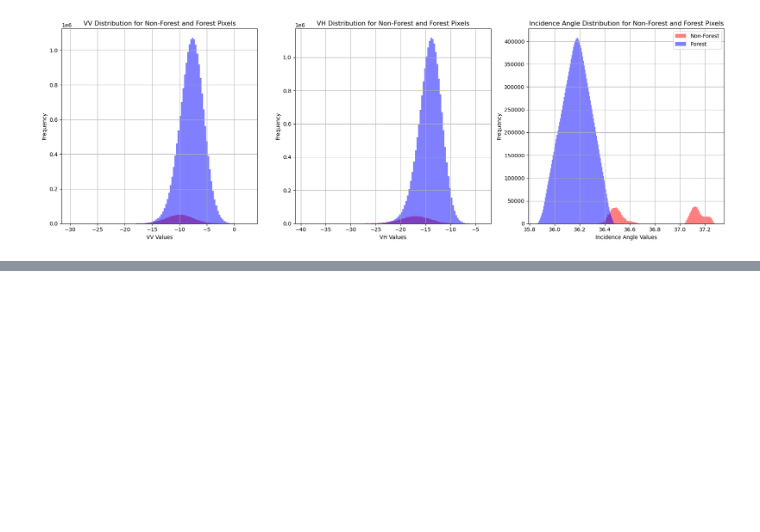
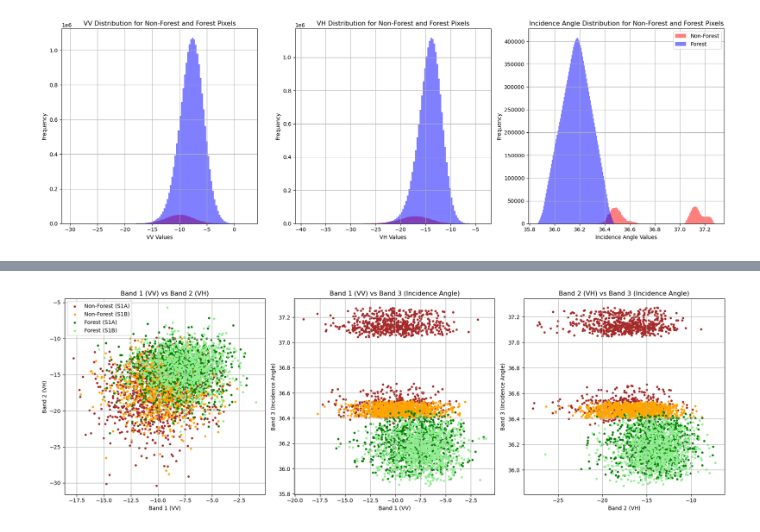
Before and after one commit to raznuss/MarvinBlue, a Jupyter notebook: Data_exploration.ipynb, the cells around one changed output, grey strips where cells are left out. Cells and saved outputs as stored; diff of their text form; code cells hidden in the pictures; blank space fills up the shorter version.

```diff
--- a/Data_exploration.ipynb
+++ b/Data_exploration.ipynb
@@ -186,0 +296,83 @@ plot_band_distribution(non_forest_data, forest_data)
+# %%
+import random
+
+# Function to load data and filter by prefix
+def load_and_filter_data_by_prefix(directory, prefix):
+    """
+    Load TIFF files from a directory and filter them by prefix.
+    """
+    tif_files = [os.path.join(directory, f) for f in os.listdir(directory) if f.endswith('.tif') and f.startswith(prefix)]
+    bands_list = []
+
+    for file_path in tif_files:
+        with rasterio.open(file_path) as src:
+            bands = src.read()  # shape (3, h, w)
+            bands_list.append(bands)
+
+    return bands_list
+
+# Load data for each group
+non_forest_data_s1a = load_and_filter_data_by_prefix(non_forest_dir, 'S1A')
+non_forest_data_s1b = load_and_filter_data_by_prefix(non_forest_dir, 'S1B')
+forest_data_s1a = load_and_filter_data_by_prefix(forest_dir, 'S1A')
+forest_data_s1b = load_and_filter_data_by_prefix(forest_dir, 'S1B')
+
+# Function to gather band values and shuffle them
+def gather_and_shuffle_band_values(data, band_index, num_samples=1000):
+    all_band_values = []
+
+    for tile in data:
+        band = tile[band_index, :, :]
+        band = band[~np.isnan(band)]
+        all_band_values.extend(band.flatten())
+
+    # Shuffle and select a subset of the band values
+    random.shuffle(all_band_values)
+    return all_band_values[:num_samples]
+
+# Scatter plot for each band combination with shuffled pixels from 4 groups
+def plot_band_combinations_by_groups(non_forest_data_s1a, non_forest_data_s1b, forest_data_s1a, forest_data_s1b, num_samples=1000):
+    # Band combinations: (0, 1), (0, 2), (1, 2)
+    band_pairs = [(0, 1), (0, 2), (1, 2)]
+    band_names = ['Band 1 (VV)', 'Band 2 (VH)', 'Band 3 (Incidence Angle)']
+
+    plt.figure(figsize=(18, 6))
+
+    for i, (band_x, band_y) in enumerate(band_pairs):
+        plt.subplot(1, 3, i + 1)
+
+        # Non-Forest S1A
+        non_forest_s1a_band_x_values = gather_and_shuffle_band_values(non_forest_data_s1a, band_x, num_samples)
+        non_forest_s1a_band_y_values = gather_and_shuffle_band_values(non_forest_data_s1a, band_y, num_samples)
+        plt.scatter(non_forest_s1a_band_x_values, non_forest_s1a_band_y_values, color='brown', s=10, label='Non-Forest (S1A)')
+
+        # Non-Forest S1B
+        non_forest_s1b_band_x_values = gather_and_shuffle_band_values(non_forest_data_s1b, band_x, num_samples)
+        non_forest_s1b_band_y_values = gather_and_shuffle_band_values(non_forest_data_s1b, band_y, num_samples)
+        plt.scatter(non_forest_s1b_band_x_values, non_forest_s1b_band_y_values, color='orange', s=10, label='Non-Forest (S1B)')
+
+        # Forest S1A
+        forest_s1a_band_x_values = gather_and_shuffle_band_values(forest_data_s1a, band_x, num_samples)
+        forest_s1a_band_y_values = gather_and_shuffle_band_values(forest_data_s1a, band_y, num_samples)
+        plt.scatter(forest_s1a_band_x_values, forest_s1a_band_y_values, color='green', s=10, label='Forest (S1A)')
+
+        # Forest S1B
+        forest_s1b_band_x_values = gather_and_shuffle_band_values(forest_data_s1b, band_x, num_samples)
+        forest_s1b_band_y_values = gather_and_shuffle_band_values(forest_data_s1b, band_y, num_samples)
+        plt.scatter(forest_s1b_band_x_values, forest_s1b_band_y_values, color='lightgreen', s=10, label='Forest (S1B)')
+
+        plt.title(f"{band_names[band_x]} vs {band_names[band_y]}")
+        plt.xlabel(band_names[band_x])
+        plt.ylabel(band_names[band_y])
+        plt.grid(True)
+
+        if i == 0:  # Add legend only to the first plot
+            plt.legend()
+
+    plt.tight_layout()
+    plt.show()
+
+# Call the function to plot the scatter plots for all band combinations by groups
+plot_band_combinations_by_groups(non_forest_data_s1a, non_forest_data_s1b, forest_data_s1a, forest_data_s1b, num_samples=1000)
+# %% [output]
+[figure, added]
```
Also changed, not shown: parts of 5 cells of this notebook, 6 other files.
